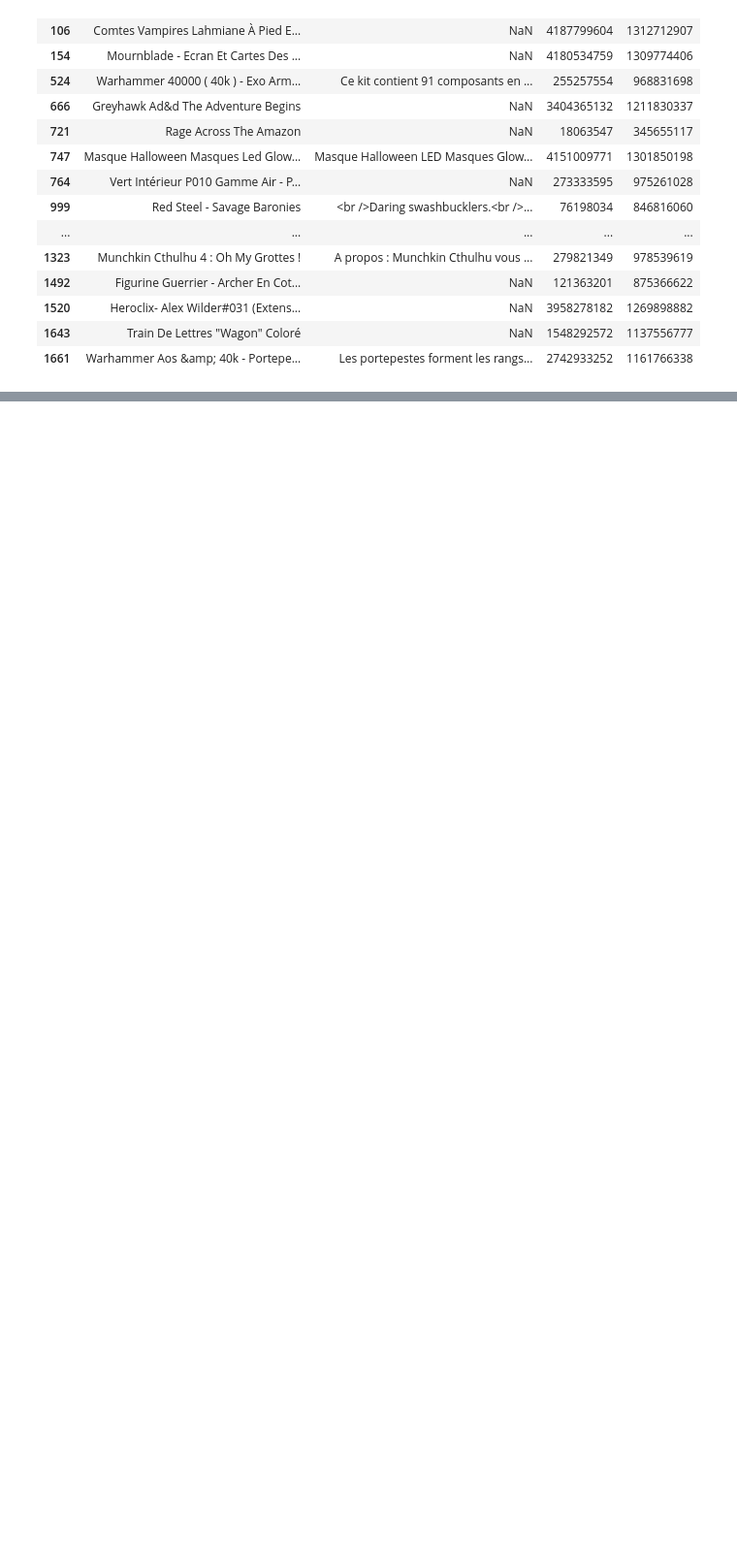
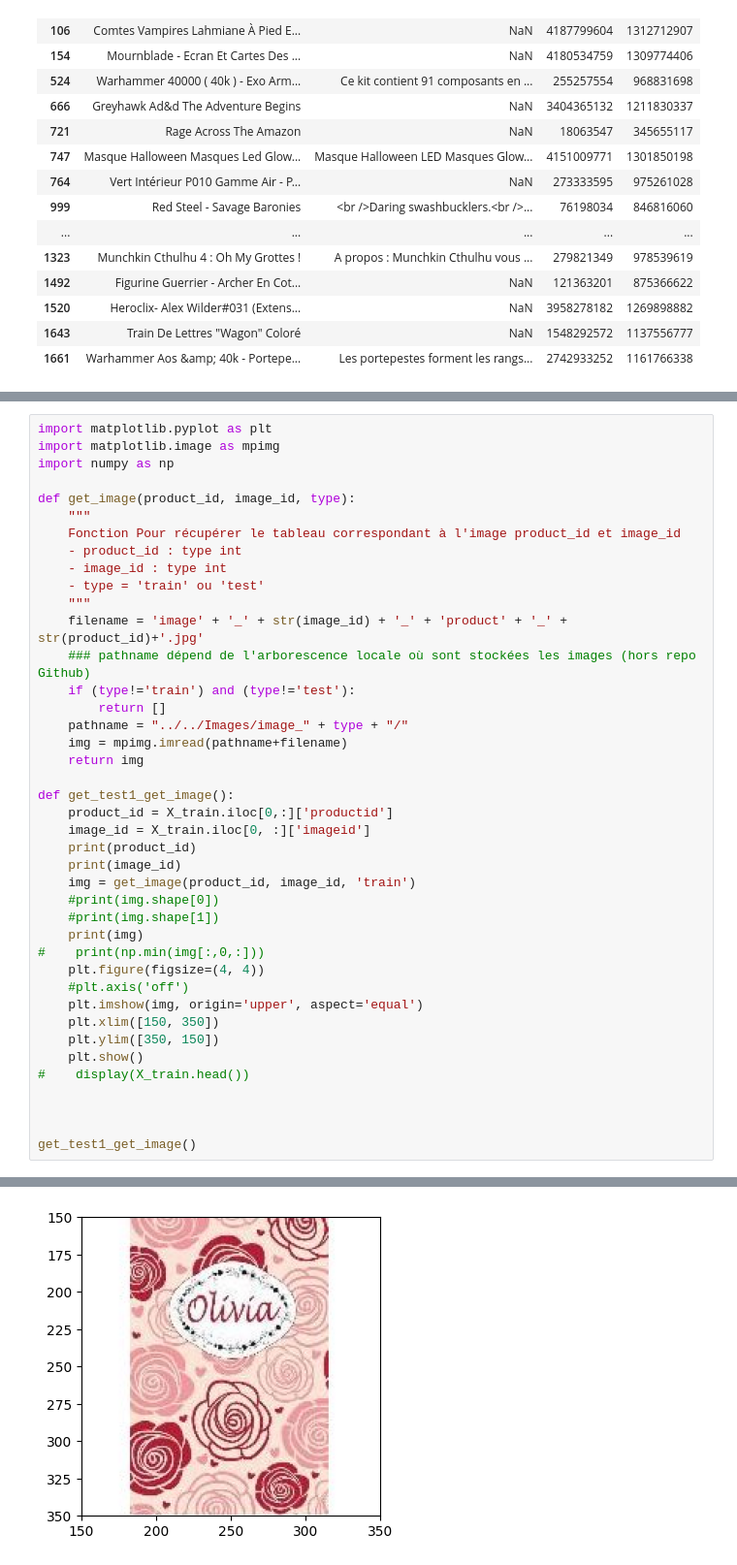
Before and after one commit to oisnard/ProjetFilRouge, a Jupyter notebook: Src/exploration.ipynb, the cells around one changed output, grey strips where cells are left out. Shown: that part at 97% size. Cells and saved outputs as stored; diff of their text form; blank space fills up the shorter version.

```diff
--- a/Src/exploration.ipynb
+++ b/Src/exploration.ipynb
@@ -188,3 +188,45 @@ plt.show()
 | 1940 | 803 | 45 | 5.603985 | 0.945640 |
 | 1180 | 764 | 611 | 79.973822 | 0.899713 |
 [figure]
+# %%
+import matplotlib.pyplot as plt
+import matplotlib.image as mpimg
+import numpy as np
+
+def get_image(product_id, image_id, type):
+    """
+    Fonction Pour récupérer le tableau correspondant à l'image product_id et image_id
+    - product_id : type int
+    - image_id : type int
+    - type = 'train' ou 'test'
+    """
+    filename = 'image' + '_' + str(image_id) + '_' + 'product' + '_' + str(product_id)+'.jpg'
+    ### pathname dépend de l'arborescence locale où sont stockées les images (hors repo Github)
+    if (type!='train') and (type!='test'):
+        return []
+    pathname = "../../Images/image_" + type + "/"
+    img = mpimg.imread(pathname+filename)
+    return img
+
+def get_test1_get_image():
+    product_id = X_train.iloc[0,:]['productid']
+    image_id = X_train.iloc[0, :]['imageid']
+    print(product_id)
+    print(image_id)
+    img = get_image(product_id, image_id, 'train')
+    #print(img.shape[0])
+    #print(img.shape[1])
+    print(img)
+#    print(np.min(img[:,0,:]))
+    plt.figure(figsize=(4, 4))
+    #plt.axis('off')
+    plt.imshow(img, origin='upper', aspect='equal')
+    plt.xlim([150, 350])
+    plt.ylim([350, 150])
+    plt.show()
+#    display(X_train.head())
+
+
+
+get_test1_get_image()
+# %% [output]
@@ -190,0 +250 @@ plt.show()
+[figure, added]
```
Also changed, not shown: parts of 17 cells of this notebook, 2 other files.
